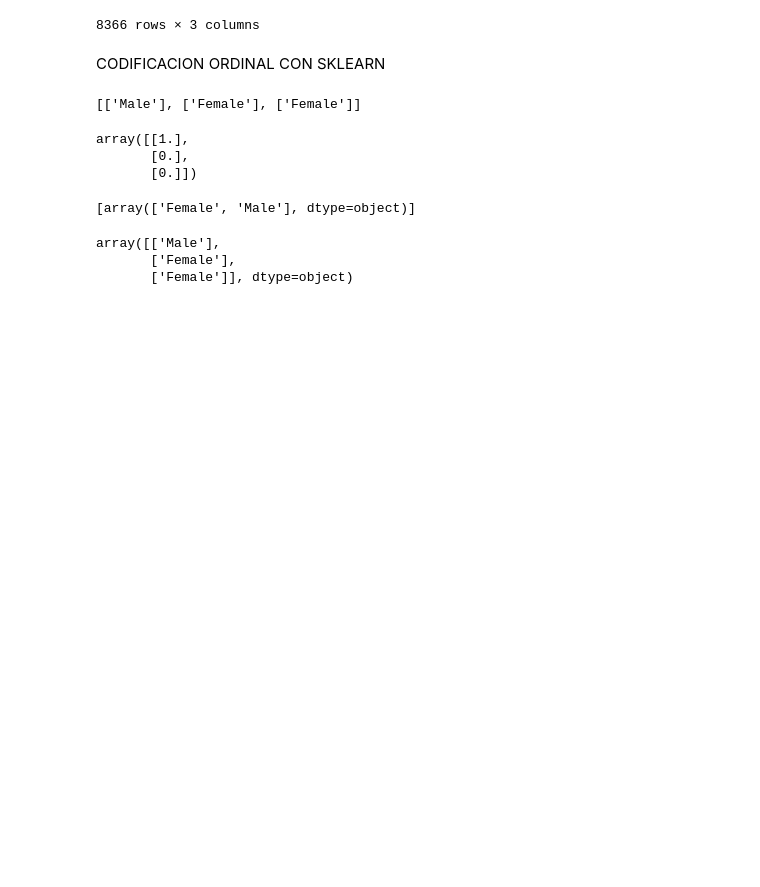
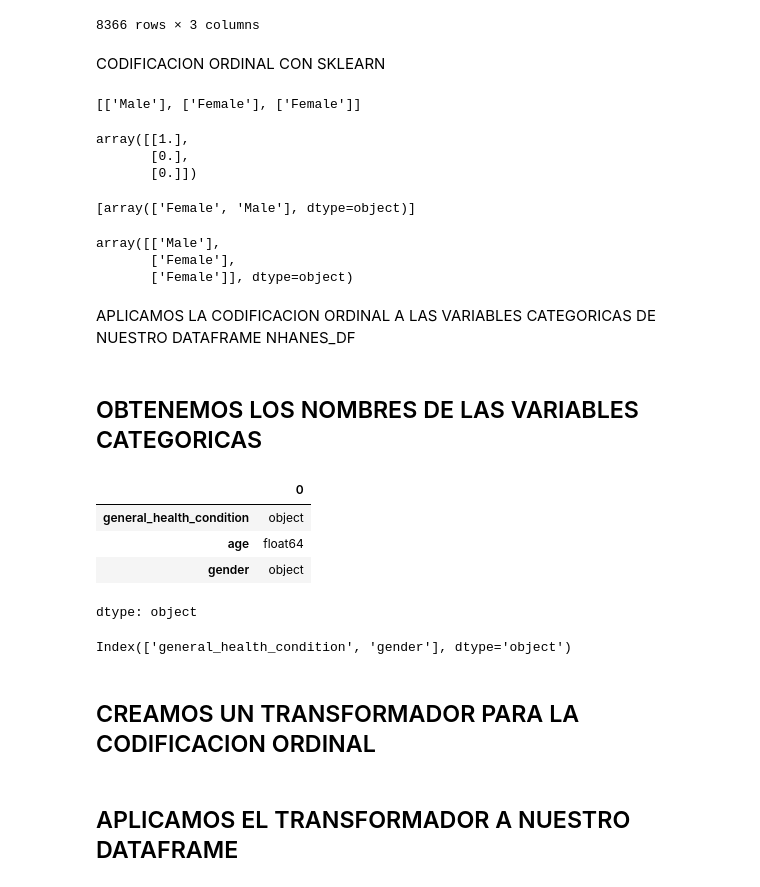
Before and after one commit to cesarmayta/BOOTCAMP_DSG1, a Jupyter notebook: dia3/04_codificacion_variable_categoria.ipynb, the cells around one changed output. Cells and saved outputs as stored; diff of their text form; code cells hidden in the pictures; blank space fills up the shorter version.

```diff
--- a/dia3/04_codificacion_variable_categoria.ipynb
+++ b/dia3/04_codificacion_variable_categoria.ipynb
@@ -157,3 +157,22 @@ encoder.inverse_transform([[1],[0],[0]])
 array([['Male'],
        ['Female'],
        ['Female']], dtype=object)
+# %% [markdown]
+APLICAMOS LA CODIFICACION ORDINAL A LAS VARIABLES CATEGORICAS DE NUESTRO DATAFRAME NHANES_DF
+# %% [markdown]
+## OBTENEMOS LOS NOMBRES DE LAS VARIABLES CATEGORICAS
+# %%
+nhanes_df.dtypes
+# %% [output]
+|  | 0 |
+| general_health_condition | object |
+| age | float64 |
+| gender | object |
+dtype: object
+# %%
+categorical_columns = nhanes_df.select_dtypes(object).columns
+categorical_columns
+# %% [output]
+Index(['general_health_condition', 'gender'], dtype='object')
+# %% [markdown]
+## CREAMOS UN TRANSFORMADOR PARA LA CODIFICACION ORDINAL
@@ -159,0 +184,2 @@ array([['Male'],
+# %% [markdown]
+## APLICAMOS EL TRANSFORMADOR A NUESTRO DATAFRAME
```
Also changed, not shown: parts of 3 cells of this notebook.
